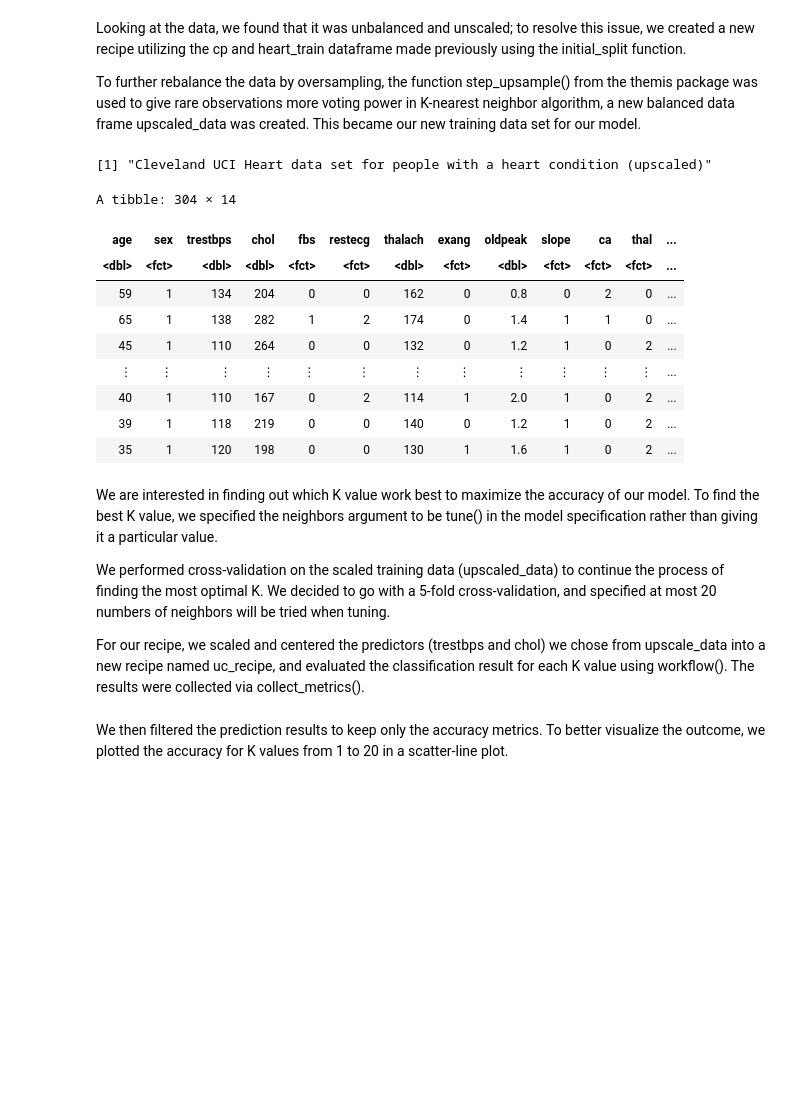
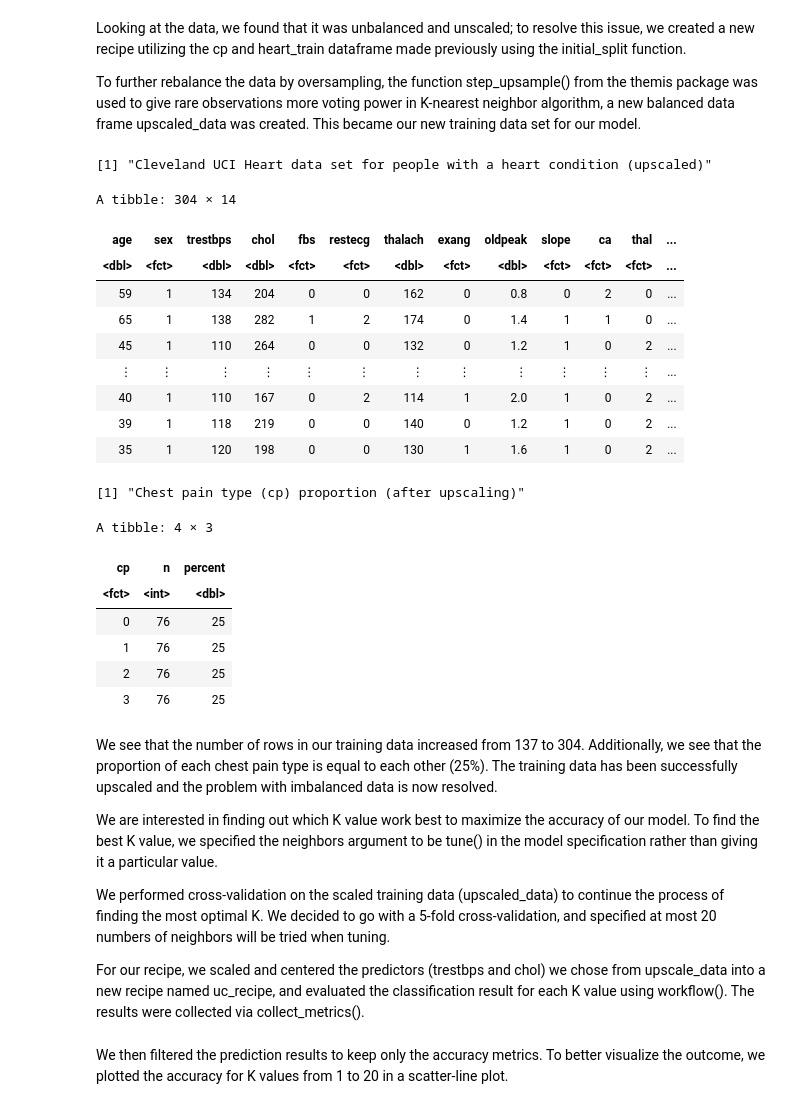
Before and after one commit to beandumplings/dsci_100_group143_project, a Jupyter notebook: Group143_Project.ipynb, the cells around one changed output. Drawn from its saved outputs; the diff is of its cells as text; code cells hidden in the pictures; blank space fills up the shorter version.

Commit message:
Made minor adjustment to the text after upscaling

```diff
--- a/Group143_Project.ipynb
+++ b/Group143_Project.ipynb
@@ -153,25 +153,40 @@ To further rebalance the data by oversampling, the function step_upsample() from
 # %%
 set.seed(2022)
 # upscaling, making this the new training data
 upscale_recipe <- recipe(cp ~ ., data = heart_train) |>
                 step_upsample(cp, over_ratio = 1, skip = FALSE) |> prep()
 upscaled_data <- upscale_recipe |> bake(heart_train)
 
+upscaled_data_cp_prop <- upscaled_data |> group_by(cp) |> summarize(n=n()) |> mutate(percent = 100*n/nrow(upscaled_data))
+
 paste("Cleveland UCI Heart data set for people with a heart condition (upscaled)")
 upscaled_data
+
+paste("Chest pain type (cp) proportion (after upscaling)")
+upscaled_data_cp_prop
 # %% [output]
 [1] "Cleveland UCI Heart data set for people with a heart condition (upscaled)"
 A tibble: 304 × 14
 | age | sex | trestbps | chol | fbs | restecg | thalach | exang | oldpeak | slope | ca | thal | ... |
 | <dbl> | <fct> | <dbl> | <dbl> | <fct> | <fct> | <dbl> | <fct> | <dbl> | <fct> | <fct> | <fct> | ... |
 | 59 | 1 | 134 | 204 | 0 | 0 | 162 | 0 | 0.8 | 0 | 2 | 0 | ... |
 | 65 | 1 | 138 | 282 | 1 | 2 | 174 | 0 | 1.4 | 1 | 1 | 0 | ... |
 | 45 | 1 | 110 | 264 | 0 | 0 | 132 | 0 | 1.2 | 1 | 0 | 2 | ... |
 | ⋮ | ⋮ | ⋮ | ⋮ | ⋮ | ⋮ | ⋮ | ⋮ | ⋮ | ⋮ | ⋮ | ⋮ | ... |
 | 40 | 1 | 110 | 167 | 0 | 2 | 114 | 1 | 2.0 | 1 | 0 | 2 | ... |
 | 39 | 1 | 118 | 219 | 0 | 0 | 140 | 0 | 1.2 | 1 | 0 | 2 | ... |
 | 35 | 1 | 120 | 198 | 0 | 0 | 130 | 1 | 1.6 | 1 | 0 | 2 | ... |
+[1] "Chest pain type (cp) proportion (after upscaling)"
+A tibble: 4 × 3
+| cp | n | percent |
+| <fct> | <int> | <dbl> |
+| 0 | 76 | 25 |
+| 1 | 76 | 25 |
+| 2 | 76 | 25 |
+| 3 | 76 | 25 |
 # %% [markdown]
+We see that the number of rows in our training data increased from 137 to 304. Additionally, we see that the proportion of each chest pain type is equal to each other (25%). The training data has been successfully upscaled and the problem with imbalanced data is now resolved.
+
 We are interested in finding out which K value work best to maximize the accuracy of our model. To find the best K value, we specified the neighbors argument to be tune() in the model specification rather than giving it a particular value.
 
 We performed cross-validation on the scaled training data (upscaled_data) to continue the process of finding the most optimal K. We decided to go with a 5-fold cross-validation, and specified at most 20 numbers of neighbors will be tried when tuning.
```
Also changed, not shown: parts of 1 cell of this notebook.
